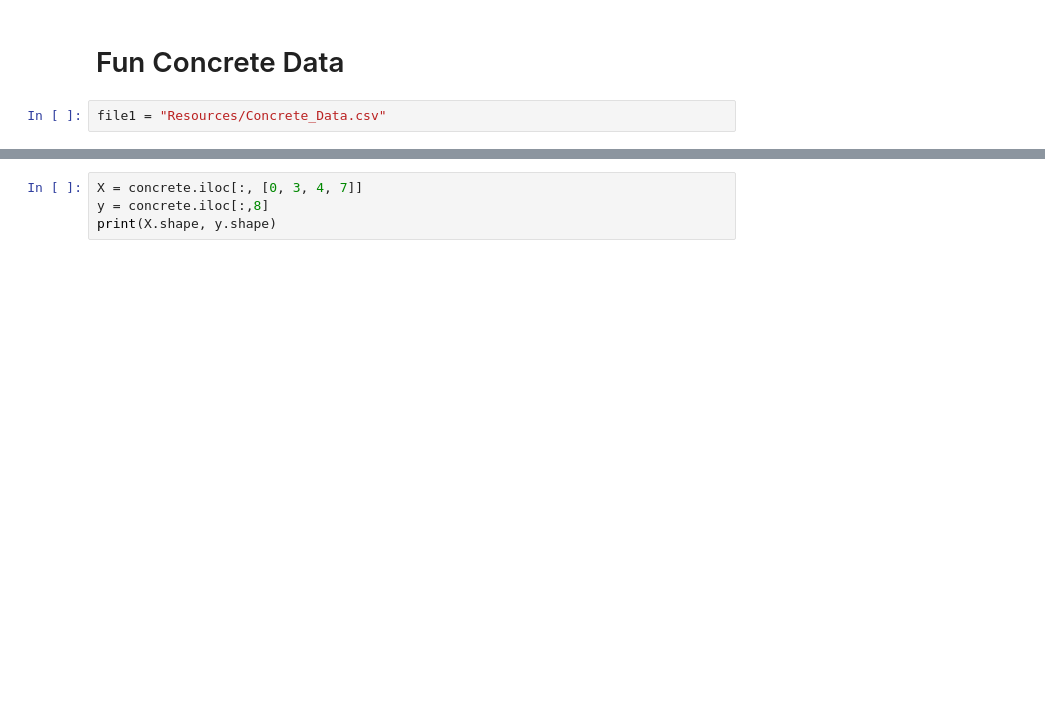
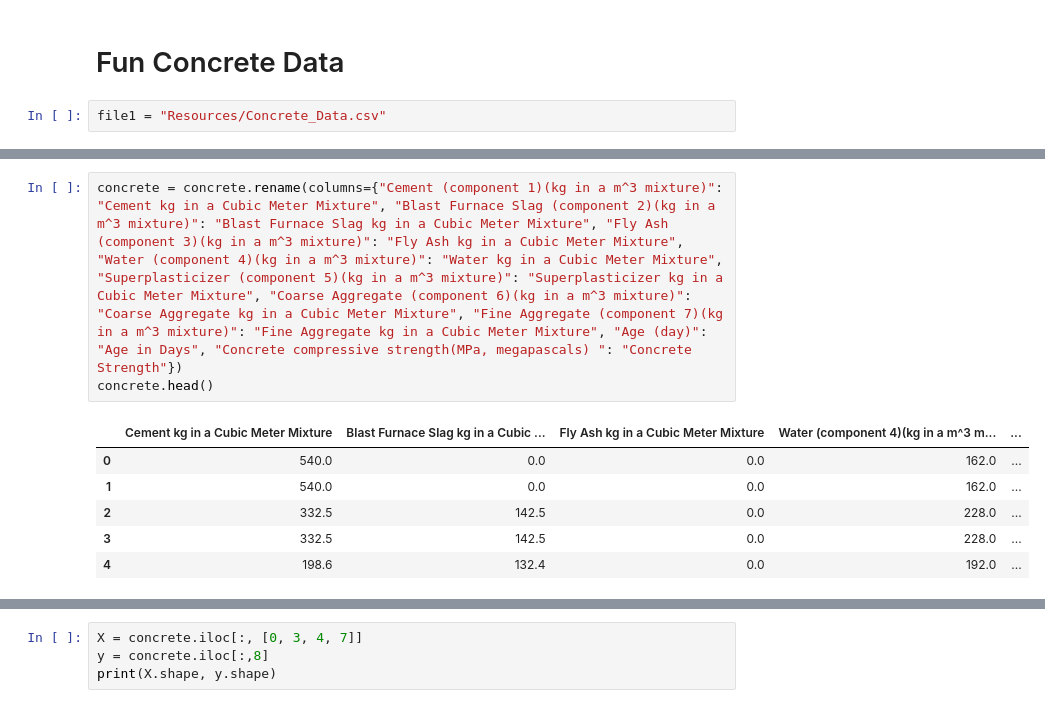
Before and after one commit to CoryOpie/Concrete-Project, a Jupyter notebook: ConcreteClean.ipynb, the cells around one changed output, grey strips where cells are left out. Drawn from its saved outputs; the diff is of its cells as text; blank space fills up the shorter version.

```diff
--- a/ConcreteClean.ipynb
+++ b/ConcreteClean.ipynb
@@ -129,6 +129,16 @@ concrete.head(10)
 | 7 | 380.0 | 95.0 | 0.0 | 228.0 | ... |
 | 8 | 266.0 | 114.0 | 0.0 | 228.0 | ... |
 | 9 | 475.0 | 0.0 | 0.0 | 228.0 | ... |
+# %%
+concrete = concrete.rename(columns={"Cement (component 1)(kg in a m^3 mixture)": "Cement kg in a Cubic Meter Mixture", "Blast Furnace Slag (component 2)(kg in a m^3 mixture)": "Blast Furnace Slag kg in a Cubic Meter Mixture", "Fly Ash (component 3)(kg in a m^3 mixture)": "Fly Ash kg in a Cubic Meter Mixture", "Water (component 4)(kg in a m^3 mixture)": "Water kg in a Cubic Meter Mixture", "Superplasticizer (component 5)(kg in a m^3 mixture)": "Superplasticizer kg in a Cubic Meter Mixture", "Coarse Aggregate (component 6)(kg in a m^3 mixture)": "Coarse Aggregate kg in a Cubic Meter Mixture", "Fine Aggregate (component 7)(kg in a m^3 mixture)": "Fine Aggregate kg in a Cubic Meter Mixture", "Age (day)": "Age in Days", "Concrete compressive strength(MPa, megapascals) ": "Concrete Strength"})
+concrete.head()
+# %% [output]
+|  | Cement kg in a Cubic Meter Mixture | Blast Furnace Slag kg in a Cubic ... | Fly Ash kg in a Cubic Meter Mixture | Water (component 4)(kg in a m^3 m... | ... |
+| 0 | 540.0 | 0.0 | 0.0 | 162.0 | ... |
+| 1 | 540.0 | 0.0 | 0.0 | 162.0 | ... |
+| 2 | 332.5 | 142.5 | 0.0 | 228.0 | ... |
+| 3 | 332.5 | 142.5 | 0.0 | 228.0 | ... |
+| 4 | 198.6 | 132.4 | 0.0 | 192.0 | ... |
 # %%
 concrete.describe()
 # %% [output]
```
Also changed, not shown: parts of 7 cells of this notebook, 1 other file.
